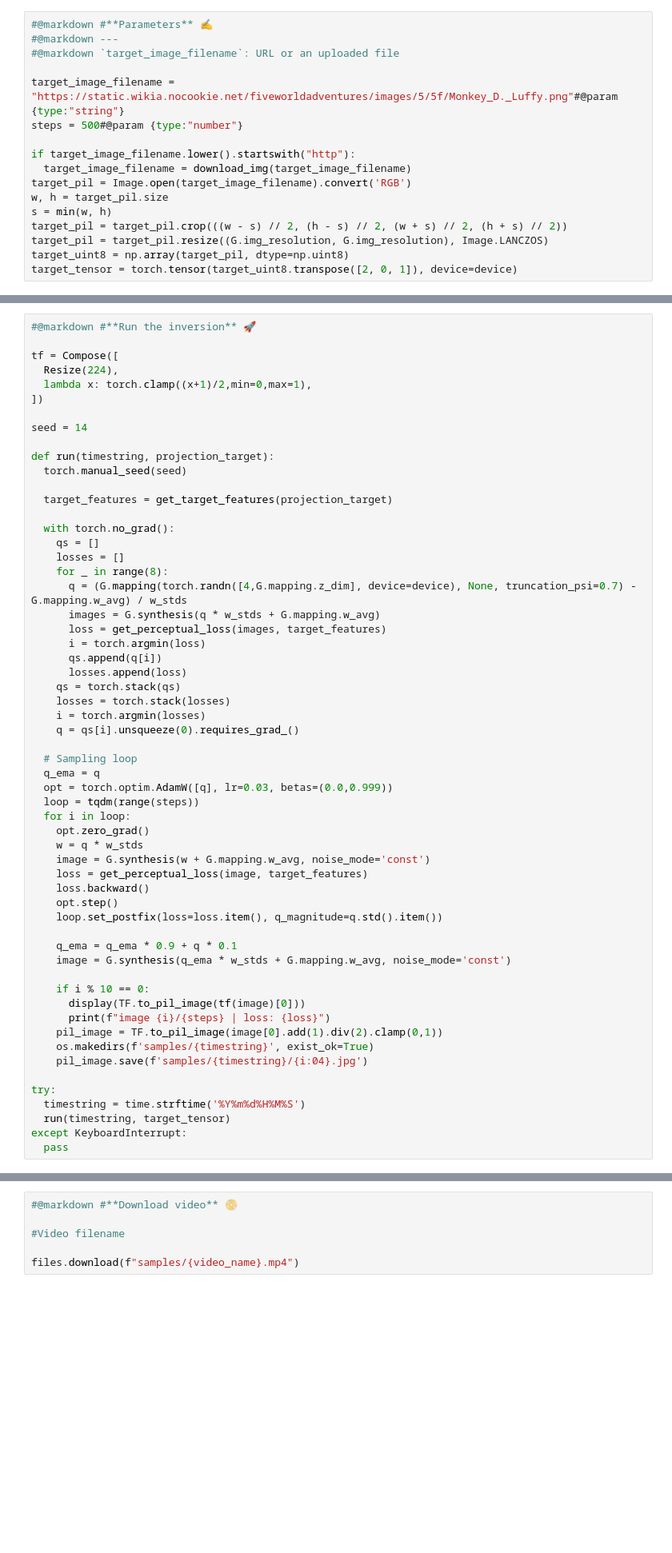
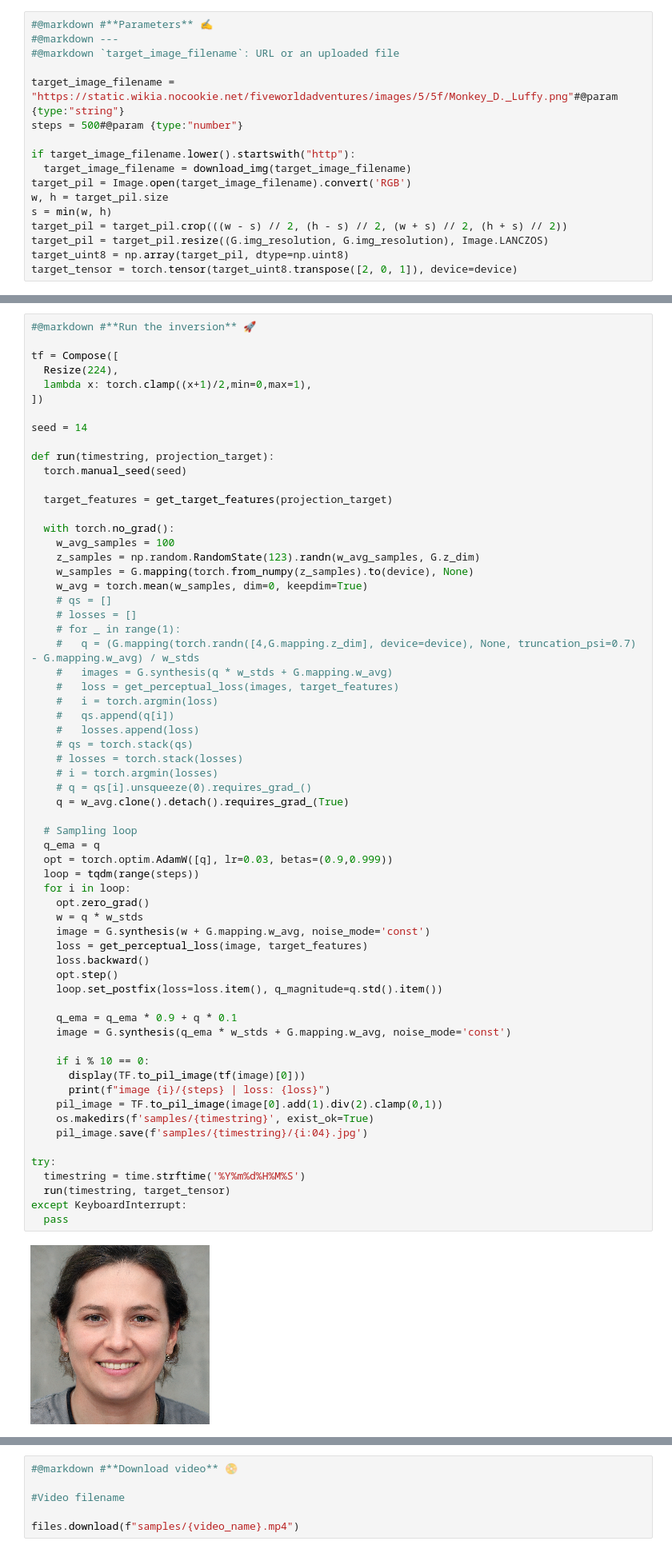
Before and after one commit to ouhenio/stylegan3, a Jupyter notebook: StyleGAN3+Inversion.ipynb, the cells around one changed output, grey strips where cells are left out. Shown at 80% size. Cells and saved outputs as stored; diff of their text form; blank space fills up the shorter version.

```diff
--- a/StyleGAN3+Inversion.ipynb
+++ b/StyleGAN3+Inversion.ipynb
@@ -282,45 +327,52 @@ def run(timestring, projection_target):
   target_features = get_target_features(projection_target)
 
   with torch.no_grad():
-    qs = []
-    losses = []
-    for _ in range(8):
-      q = (G.mapping(torch.randn([4,G.mapping.z_dim], device=device), None, truncation_psi=0.7) - G.mapping.w_avg) / w_stds
-      images = G.synthesis(q * w_stds + G.mapping.w_avg)
-      loss = get_perceptual_loss(images, target_features)
-      i = torch.argmin(loss)
-      qs.append(q[i])
-      losses.append(loss)
-    qs = torch.stack(qs)
-    losses = torch.stack(losses)
-    i = torch.argmin(losses)
-    q = qs[i].unsqueeze(0).requires_grad_()
+    w_avg_samples = 100
+    z_samples = np.random.RandomState(123).randn(w_avg_samples, G.z_dim)
+    w_samples = G.mapping(torch.from_numpy(z_samples).to(device), None)
+    w_avg = torch.mean(w_samples, dim=0, keepdim=True)
+    # qs = []
+    # losses = []
+    # for _ in range(1):
+    #   q = (G.mapping(torch.randn([4,G.mapping.z_dim], device=device), None, truncation_psi=0.7) - G.mapping.w_avg) / w_stds
+    #   images = G.synthesis(q * w_stds + G.mapping.w_avg)
+    #   loss = get_perceptual_loss(images, target_features)
+    #   i = torch.argmin(loss)
+    #   qs.append(q[i])
+    #   losses.append(loss)
+    # qs = torch.stack(qs)
+    # losses = torch.stack(losses)
+    # i = torch.argmin(losses)
+    # q = qs[i].unsqueeze(0).requires_grad_()
+    q = w_avg.clone().detach().requires_grad_(True)
 
   # Sampling loop
   q_ema = q
-  opt = torch.optim.AdamW([q], lr=0.03, betas=(0.0,0.999))
+  opt = torch.optim.AdamW([q], lr=0.03, betas=(0.9,0.999))
   loop = tqdm(range(steps))
   for i in loop:
     opt.zero_grad()
     w = q * w_stds
     image = G.synthesis(w + G.mapping.w_avg, noise_mode='const')
     loss = get_perceptual_loss(image, target_features)
     loss.backward()
     opt.step()
     loop.set_postfix(loss=loss.item(), q_magnitude=q.std().item())
 
     q_ema = q_ema * 0.9 + q * 0.1
     image = G.synthesis(q_ema * w_stds + G.mapping.w_avg, noise_mode='const')
 
     if i % 10 == 0:
       display(TF.to_pil_image(tf(image)[0]))
       print(f"image {i}/{steps} | loss: {loss}")
     pil_image = TF.to_pil_image(image[0].add(1).div(2).clamp(0,1))
     os.makedirs(f'samples/{timestring}', exist_ok=True)
     pil_image.save(f'samples/{timestring}/{i:04}.jpg')
 
 try:
   timestring = time.strftime('%Y%m%d%H%M%S')
   run(timestring, target_tensor)
 except KeyboardInterrupt:
   pass
+# %% [output]
+[figure, added]
```
Also changed, not shown: parts of 6 cells of this notebook.
